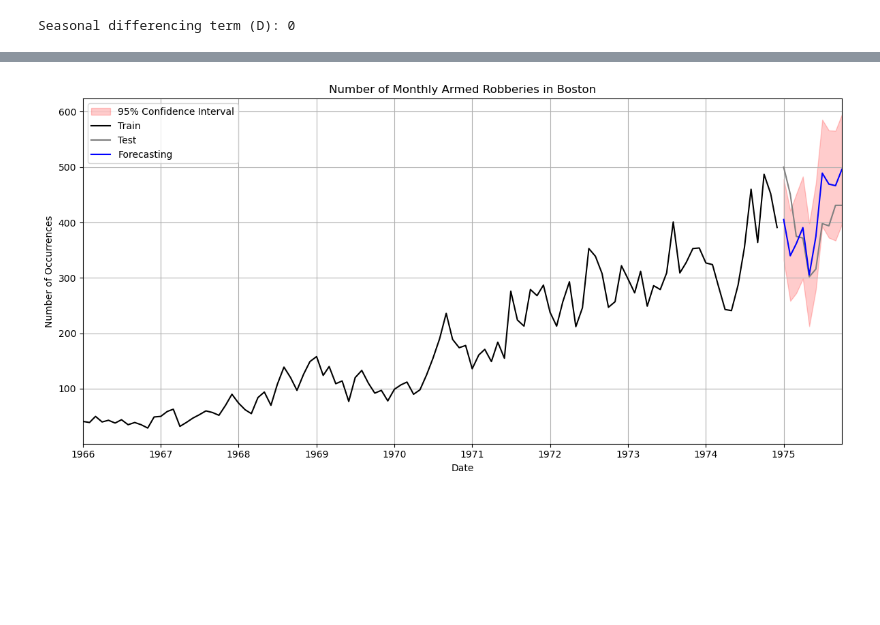
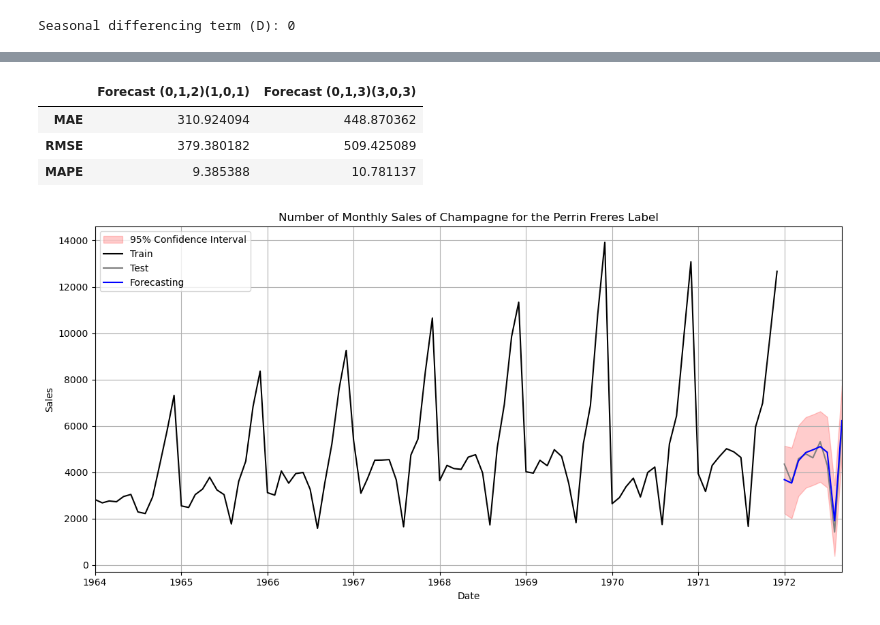
Before and after one commit to LeonardoSMSoares/Economics-Finance-2, a Jupyter notebook: Introduction to TS with Python/ITSP 07 - SARIMA - Champagne.ipynb, the cells around one changed output, grey strips where cells are left out. Drawn from its saved outputs; the diff is of its cells as text; code cells hidden in the pictures; blank space fills up the shorter version.

```diff
--- a/Introduction to TS with Python/ITSP 07 - SARIMA - Champagne.ipynb
+++ b/Introduction to TS with Python/ITSP 07 - SARIMA - Champagne.ipynb
@@ -74,8 +74,8 @@ plt.show()
 [figure]
 # %%
 # Convert to datetime for the comparison
-train = df[df.index < pd.to_datetime('1975-01-01')]     # All data before March
-test = df[df.index >= pd.to_datetime('1975-01-01')]     # All data in March and beyond
+train = df[df.index < pd.to_datetime('1972-01-01')]     # All data before March
+test = df[df.index >= pd.to_datetime('1972-01-01')]     # All data in March and beyond
 
 # Show the results
 print("Train shape:", train.shape)
@@ -103,5 +103,5 @@ Test shape: (10, 1)
 # %%
-rob_series = train['Rob']
+champ_series = train['Sales']
 # %%
 def determine_nonseasonal_d(series, max_d=2, alpha=0.05):
 
@@ -422,0 +388,18 @@ test
+# %%
+# Forecast the next steps time points
+forecast_92 = model_fit_013.get_forecast(steps=9)
+
+# Extract predicted mean and confidence intervals
+forecast_mean_92 = forecast_92.predicted_mean
+conf_int_92 = forecast_92.conf_int()
+
+# Assign forecasts to the test DataFrame
+test['Forecast 013'] = forecast_mean_92.values                                # Forecast mean
+
+test['Error 013'] = test['Forecast 013'] - test['Sales']
+
+test['Lower 95% CI 013'] = conf_int_92.iloc[:, 0].values                      # Lower bound
+test['Upper 95% CI 013'] = conf_int_92.iloc[:, 1].values                      # Upper bound
+
+# Show the updated test DataFrame
+test
@@ -423,24 +470,33 @@ test
+# %%
+# Create DataFrame for Error Analysis
+comparison_df = pd.DataFrame([metrics_S, metrics_M], index=['Forecast (0,1,2)(1,0,1)', 'Forecast (0,1,3)(3,0,3)']).T
+comparison_df
+# %% [output]
+|  | Forecast (0,1,2)(1,0,1) | Forecast (0,1,3)(3,0,3) |
+| MAE | 310.924094 | 448.870362 |
+| RMSE | 379.380182 | 509.425089 |
+| MAPE | 9.385388 | 10.781137 |
 # %%
 # Plot actual and fitted serie
 plt.figure(figsize=(12, 6))
 
 # Plot 95% confidence interval
 plt.fill_between(test.index,
-                 conf_int_10.iloc[:, 0],     # Lower bound
-                 conf_int_10.iloc[:, 1],     # Upper bound
+                 conf_int_9.iloc[:, 0],     # Lower bound
+                 conf_int_9.iloc[:, 1],     # Upper bound
                  color='red', alpha=0.2, label='95% Confidence Interval')
 
-plt.plot(train.index, train['Rob'], label='Train', color='black')
-plt.plot(test.index, test['Rob'], label='Test', color='gray')
-plt.plot(test.index, test['Forecast'], label='Forecasting', color='blue')
+plt.plot(train.index, train['Sales'], label='Train', color='black')
+plt.plot(test.index, test['Sales'], label='Test', color='gray')
+plt.plot(test.index, test['Forecast 012'], label='Forecasting', color='blue')
 
-plt.title('Number of Monthly Armed Robberies in Boston')
+plt.title('Number of Monthly Sales of Champagne for the Perrin Freres Label')
 plt.xlabel('Date')
-plt.ylabel('Number of Occurrences')
-plt.xlim(pd.to_datetime('1966-01-01'), pd.to_datetime('1975-10-01'))
+plt.ylabel('Sales')
+plt.xlim(pd.to_datetime('1964-01-01'), pd.to_datetime('1972-09-01'))
 plt.grid(True)
 plt.legend()
 plt.tight_layout()
-plt.show();
+plt.show()
 # %% [output]
-[figure, old version]
+[figure, new version]
```
Also changed, not shown: parts of 19 cells of this notebook, 1 other file.
